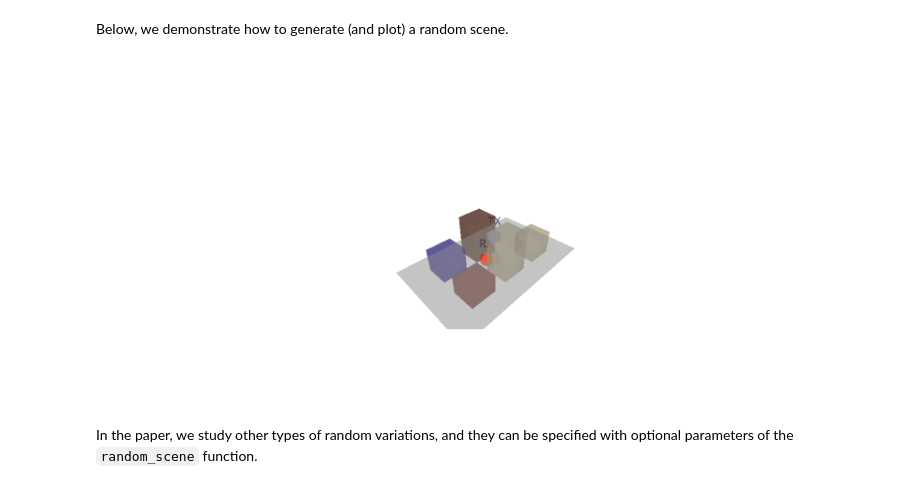
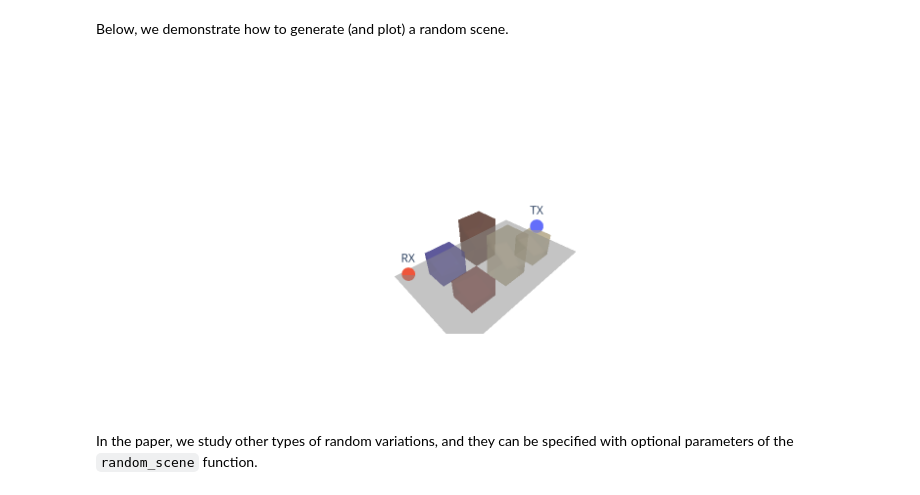
Before and after one commit to jeertmans/sampling-paths, a Jupyter notebook: notebooks/tutorial.ipynb, the cells around one changed output. Saved outputs shown, nothing was run; the diff lists cells and outputs as text; code cells hidden in the pictures.

```diff
--- a/notebooks/tutorial.ipynb
+++ b/notebooks/tutorial.ipynb
@@ -171,16 +172,17 @@ even across multiple devices. *You want the same results? Then just pass the sam
 Below, we demonstrate how to generate (and plot) a random scene.
 # %%
 key_example = jr.key(1234)
-example_scene = random_scene(key=key_example)
+sample_in_canyon = False
+example_scene = random_scene(sample_in_canyon=sample_in_canyon, key=key_example)
 example_fig = example_scene.plot(
     showlegend=False,
     tx_kwargs={"labels": ["TX"]},
     rx_kwargs={"labels": ["RX"]},
     mesh_kwargs={"opacity": 0.5},
 )
 make_transparent(example_fig)
 # %% [output]
-[figure, old version]
+[figure, new version]
 # %% [markdown]
 In the paper, we study other types of random variations,
 and they can be specified with optional parameters of the `random_scene` function.
```
Also changed, not shown: parts of 18 cells of this notebook.
